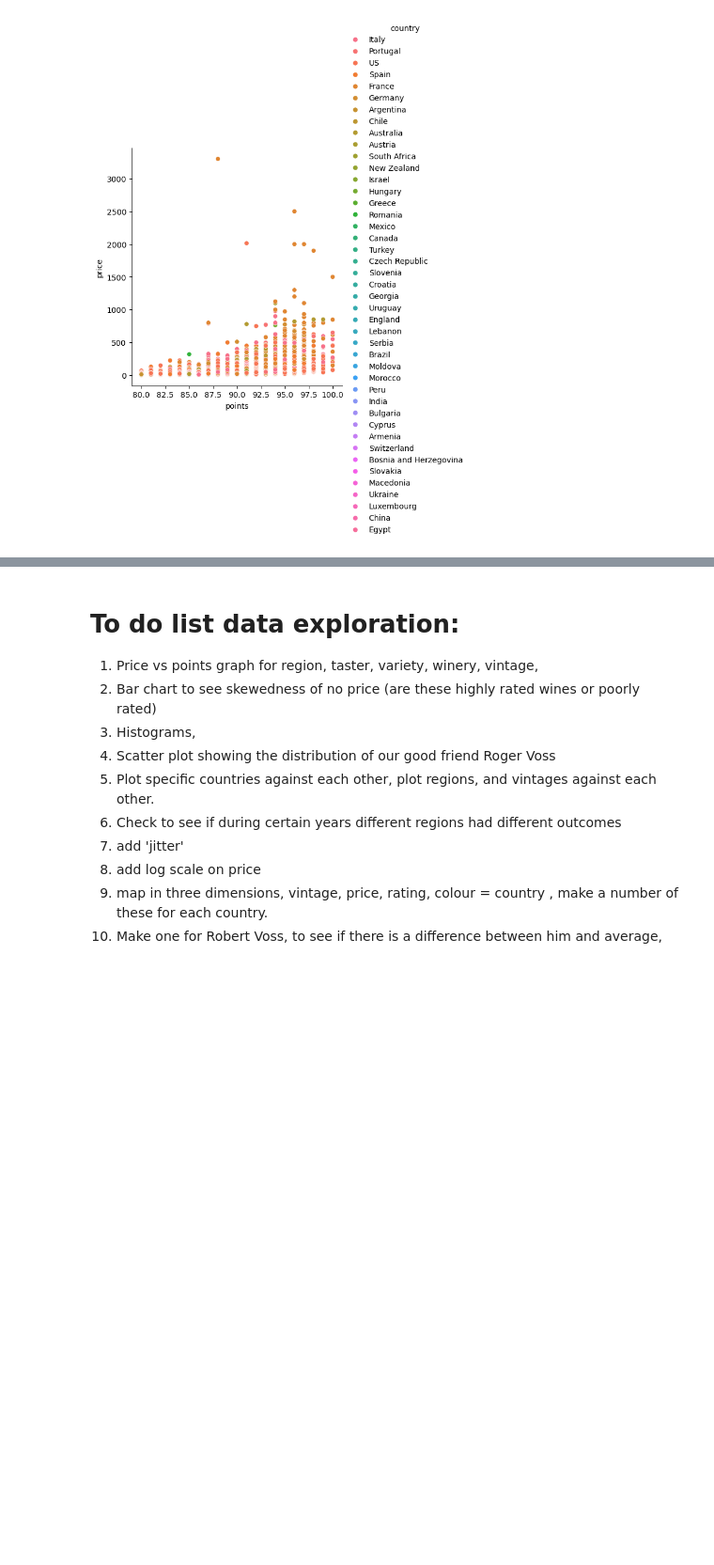
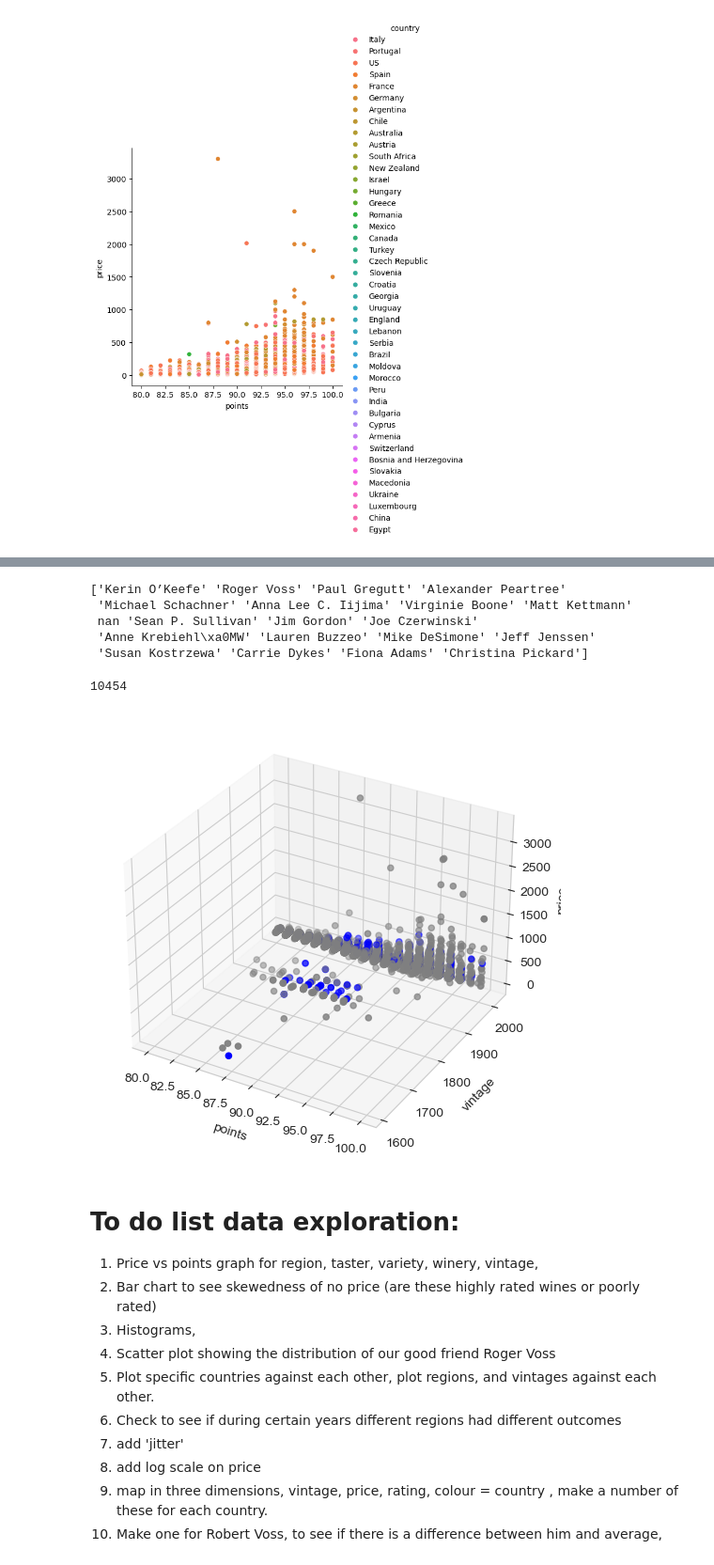
Before and after one commit to AskSalomon/Data-201, a Jupyter notebook: Sommelier.ipynb, the cells around one changed output, grey strips where cells are left out. Shown at 94% size. Saved outputs shown, nothing was run; the diff lists cells and outputs as text; code cells hidden in the pictures; blank space fills up the shorter version.

```diff
--- a/Sommelier.ipynb
+++ b/Sommelier.ipynb
@@ -181,27 +196,51 @@ sns.relplot(x = 'points',
+# %%
+print(sommelier['taster_name'].unique())
+# %% [output]
+['Kerin O’Keefe' 'Roger Voss' 'Paul Gregutt' 'Alexander Peartree'
+ 'Michael Schachner' 'Anna Lee C. Iijima' 'Virginie Boone' 'Matt Kettmann'
+ nan 'Sean P. Sullivan' 'Jim Gordon' 'Joe Czerwinski'
+ 'Anne Krebiehl\xa0MW' 'Lauren Buzzeo' 'Mike DeSimone' 'Jeff Jenssen'
+ 'Susan Kostrzewa' 'Carrie Dykes' 'Fiona Adams' 'Christina Pickard']
+# %%
+print( (sommelier['taster_name'] == 'Kerin O’Keefe').sum())
+# %% [output]
+10454
 # %%
-colors = sommelier['taster_name'].apply(lambda x: 'blue' if x == 'Robert Voss' else 'gray')
+colors = sommelier['taster_name'].apply(lambda x: 'blue'
+                                        if x == 'Kerin O’Keefe'
+                                        else 'gray')
 # %%
 # 3D plot of Robert Voss and his review preference
 from mpl_toolkits.mplot3d import Axes3D
 
 sns.set_style("whitegrid", {'axes.grid' : False})
 
 fig = plt.figure(figsize=(6,6))
 
-ax = Axes3D(fig)
+#ax = Axes3D(fig)
 
-x = 'points'
-y = 'price'
-z = 'vintage'
+ax = fig.add_subplot(111, projection='3d')
+
+c = 'price'
+a = 'points'
+b = 'vintage'
+
+x = sommelier[a]
+y = sommelier[b]
+z = sommelier[c]
 
 
-ax.scatter(x, y, z, c=x, marker='o')
-ax.set_xlabel(x)
-ax.set_ylabel(y)
-ax.set_zlabel(z)
+ax.scatter(x, y, z, c=colors, marker='o')
 
-plt.yscale('log')
+
+ax.set_xlabel(a)
+ax.set_ylabel(b)
+ax.set_zlabel(c)
+
+
 plt.show()
+# %% [output]
+[figure, added]
 # %% [markdown]
 # To do list data exploration:
 1. Price vs points graph for region, taster, variety, winery, vintage,
```
Also changed, not shown: parts of 7 cells of this notebook.
